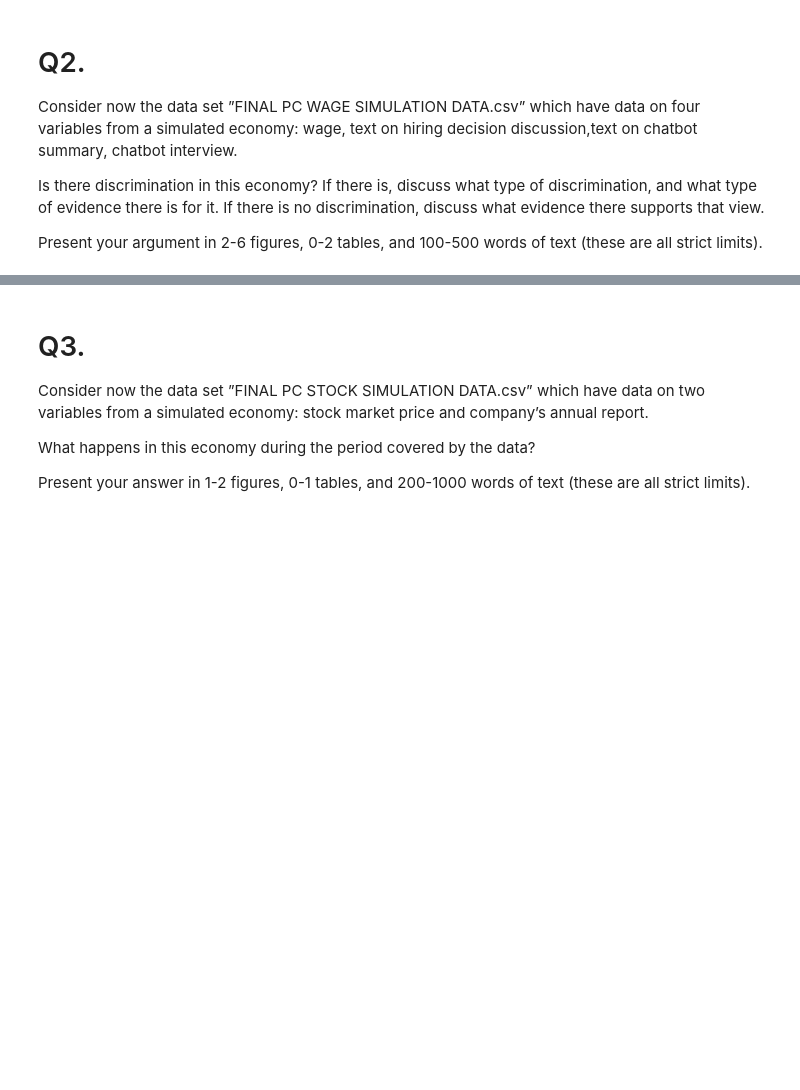
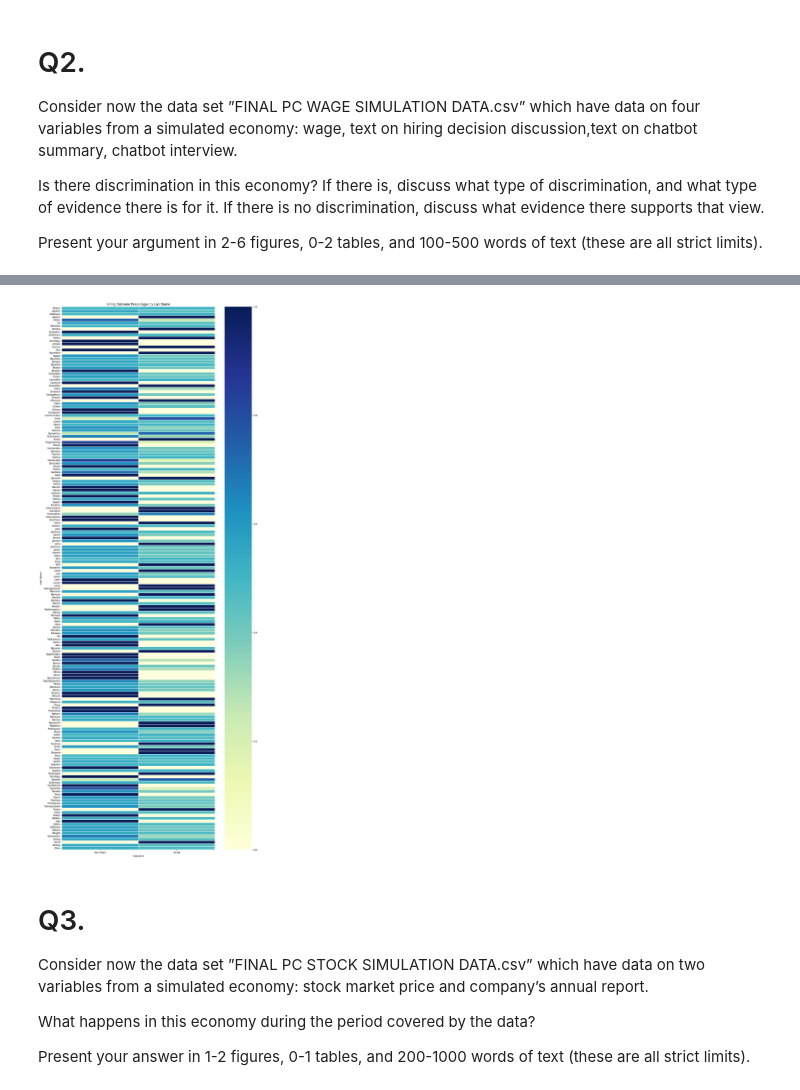
Before and after one commit to eth-tran/ECON424-Final, a Jupyter notebook: ECON424_Final.ipynb, the cells around one changed output, grey strips where cells are left out. Cells and saved outputs as stored; diff of their text form; code cells hidden in the pictures; blank space fills up the shorter version.

```diff
--- a/ECON424_Final.ipynb
+++ b/ECON424_Final.ipynb
@@ -402,3 +557,28 @@ Present your argument in 2-6 figures, 0-2 tables, and 100-500 words of text (the
+# %%
+# First name hired vs. not hired heatmap
+hired_counts = ds_hired["last_name"].value_counts()
+not_hired_counts = ds_not_hired["last_name"].value_counts()
+pivot_hire = pd.DataFrame({
+    "Not Hired": not_hired_counts,
+    "Hired": hired_counts
+}).fillna(0)
+pivot_hire_pct = pivot_hire.div(pivot_hire.sum(axis=1), axis=0)
+
+plt.figure(figsize=(14, 40))
+
+sns.heatmap(
+    pivot_hire_pct,
+    cmap="YlGnBu",
+    linewidths=0.3,
+    annot=False
+)
+
+plt.title("Hiring Outcome Percentages by Last Name")
+plt.xlabel("Outcome")
+plt.ylabel("Last Name")
+plt.show()
+# %% [output]
+[figure, added]
 # %% [markdown]
 # Q3.
 
```
Also changed, not shown: parts of 11 cells of this notebook.
